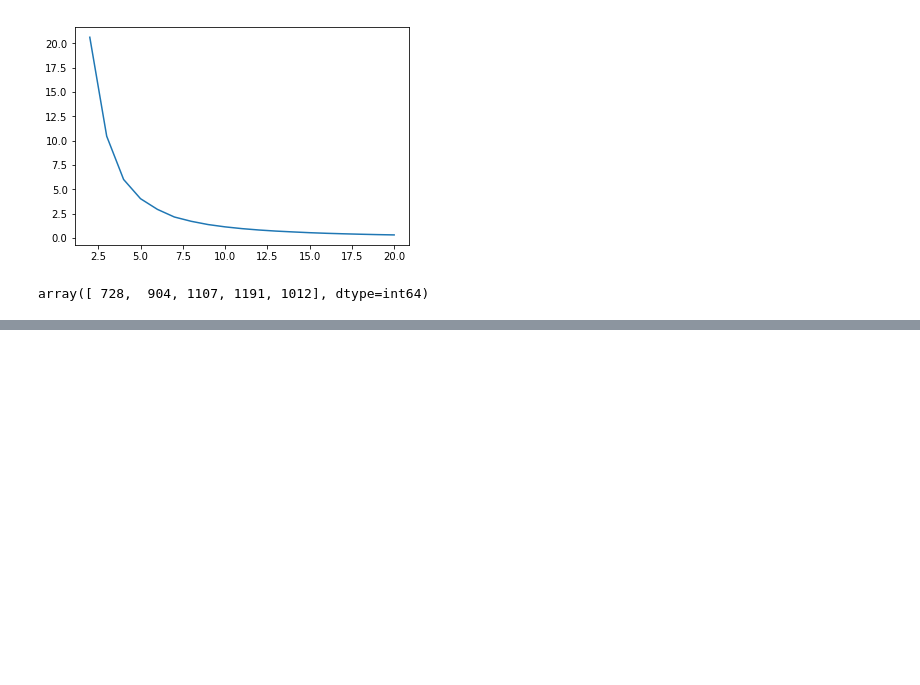
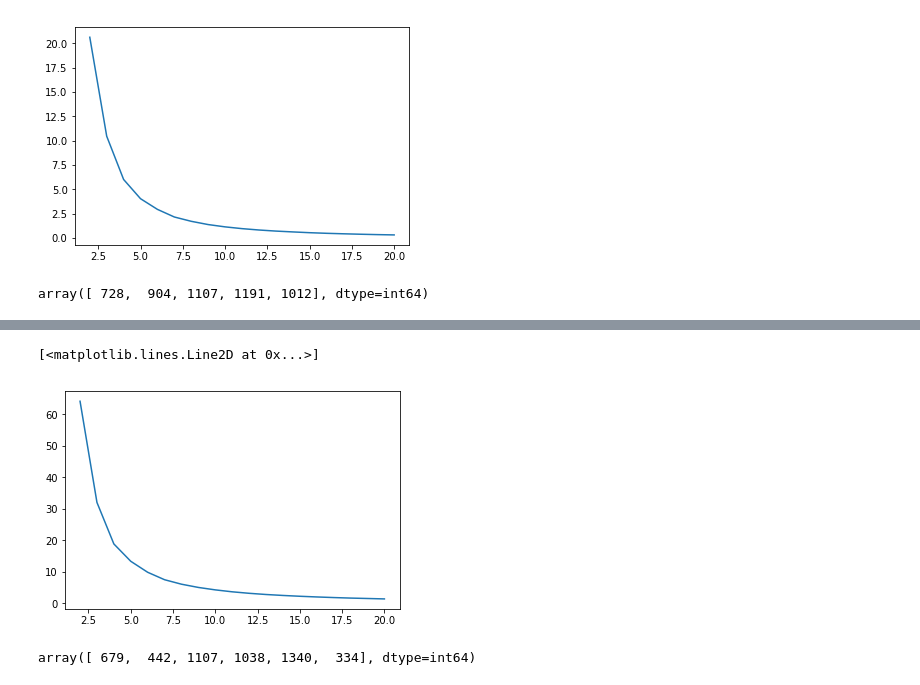
Before and after one commit to MuditJ/ml-SongSimilarity, a Jupyter notebook: artist_level_clustering.ipynb, the cells around one changed output, grey strips where cells are left out. Cells and saved outputs as stored; diff of their text form; code cells hidden in the pictures; blank space fills up the shorter version.

Commit message:
TODO: Song-level clustering and final step

```diff
--- a/artist_level_clustering.ipynb
+++ b/artist_level_clustering.ipynb
@@ -75,0 +94,7 @@ array([ 728,  904, 1107, 1191, 1012], dtype=int64)
+# %%
+inertia_values = get_optimal_k(2,20,artist_mean_values2)
+# %%
+clustering_data_2 = []
+# %%
+sorted(inertia_values,key = lambda x: x[1])
+clustering_data_2.extend(inertia_values)
@@ -75,0 +123,9 @@ array([ 728,  904, 1107, 1191, 1012], dtype=int64)
+# %%
+clustering_data_2 = [(x,y/x) for (x,y) in clustering_data_2]
+num_of_clusters = [x for (x,y) in clustering_data_2]
+average_wss =[y for (x,y) in clustering_data_2]
+# %%
+plt.plot(num_of_clusters,average_wss)
+# %% [output]
+[<matplotlib.lines.Line2D at 0x...>]
+[figure, added]
@@ -75,0 +136,4 @@ array([ 728,  904, 1107, 1191, 1012], dtype=int64)
+# %%
+np.bincount(cluster_labels)
+# %% [output]
+array([ 679,  442, 1107, 1038, 1340,  334], dtype=int64)
```
Also changed, not shown: parts of 9 cells of this notebook, 4 other files.
